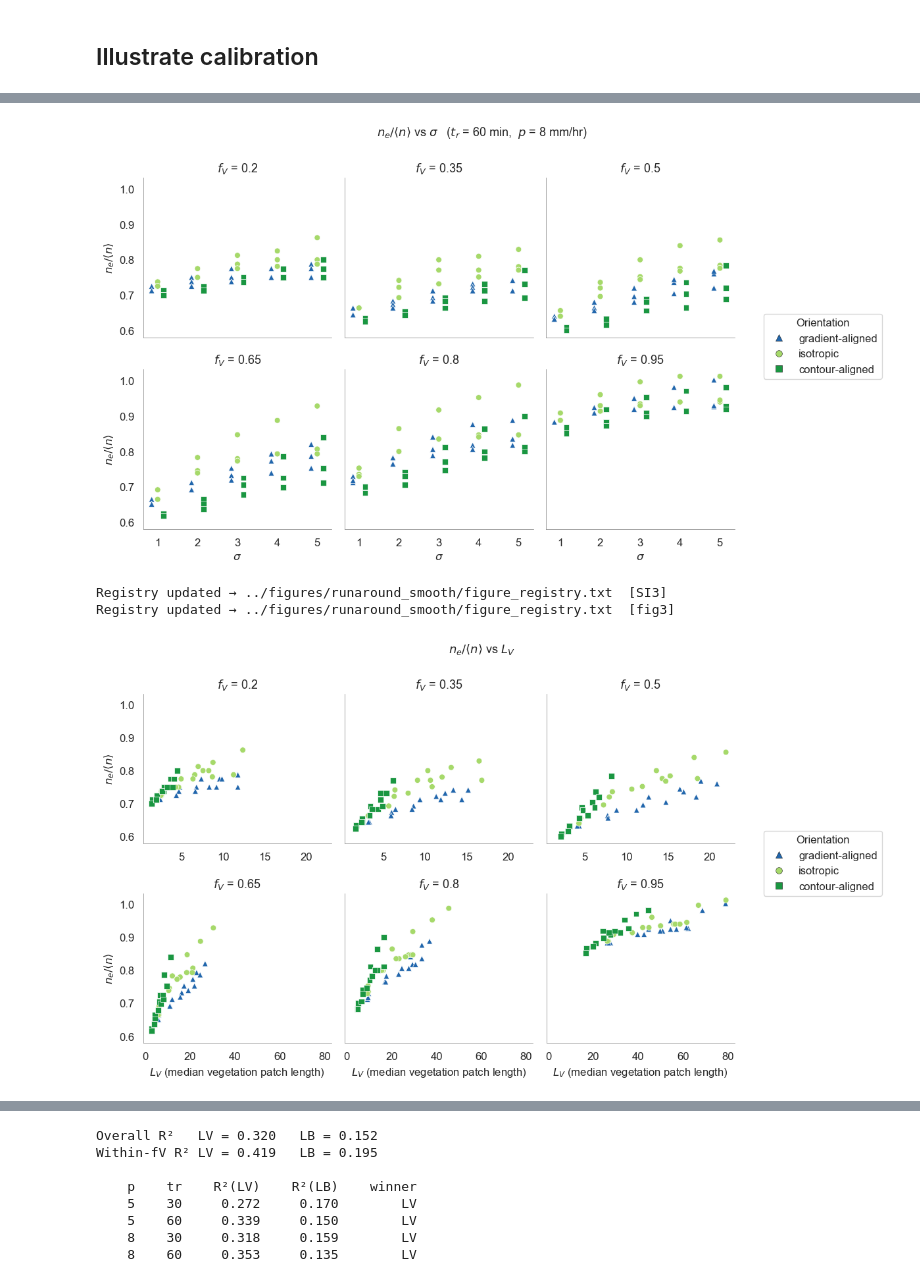
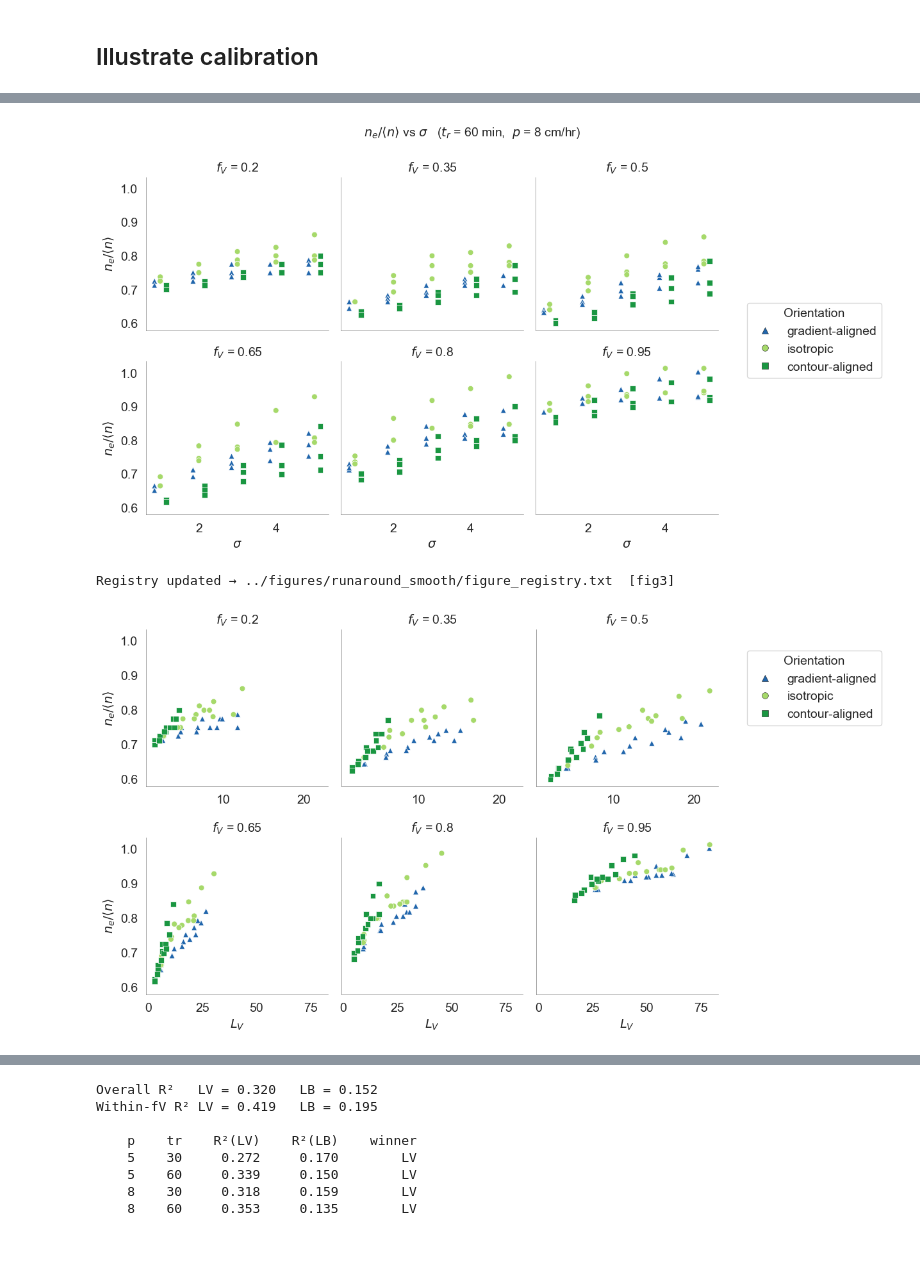
Before and after one commit to octavia-crompton/roughness-scale, a Jupyter notebook: notebooks/2. roughness_scale-pattern.ipynb, the cells around one changed output, grey strips where cells are left out. Drawn from its saved outputs; the diff is of its cells as text; code cells hidden in the pictures; blank space fills up the shorter version.

```diff
--- a/notebooks/2. roughness_scale-pattern.ipynb
+++ b/notebooks/2. roughness_scale-pattern.ipynb
@@ -144,11 +144,11 @@ fig, ax = plt.subplots(1, figsize = (10,4))
 
 from matplotlib.lines import Line2D
 
-subset = summary.query("hydro_err < 0.05 and p == 8 and tr == 60 and l == 500 and fV > 0.45 and effect_ratio < 0.65 ")
+subset = summary.query("hydro_err < 0.05 and p == 8 and tr == 60  and fV > 0.45 and effect_ratio < 0.65 ")
 plot_hydrographs(subset, c= 'C0', ax =ax)
 print ((subset.fV.max()))
 
-subset = summary.query("hydro_err < 0.05 and p == 8 and tr == 60 and l == 500 and fV > 0.45 and  effect_ratio > 0.95 ")
+subset = summary.query("hydro_err < 0.05 and p == 8 and tr == 60 and fV > 0.45 and  effect_ratio > 0.95 ")
 plot_hydrographs(subset, c= 'C2', ax =ax)
 print ((subset.fV.max()))
 
@@ -157,7 +157,7 @@ ax.legend(handles=[
     Line2D([0], [0], color='C0', lw=2, label=r'$n_e/\langle n \rangle < 0.65$'),
     Line2D([0], [0], color='C2', lw=2, label=r'$n_e/\langle n \rangle > 0.95$'),
 ], fontsize=FS_LEG)
-ax.set_title(r"Hydrographs at $f_V > 0.45$, $p=8$ mm/hr, $t_r=60$ min", fontsize=FS_TITLE)
+ax.set_title(r"Hydrographs at $f_V > 0.45$, $p=8$ cm/hr, $t_r=60$ min", fontsize=FS_TITLE)
 ax.set_xlabel("Time (min)", fontsize=FS_LABEL)
-ax.set_ylabel("Discharge (mm/hr)", fontsize=FS_LABEL)
+ax.set_ylabel("Discharge (cm/hr)", fontsize=FS_LABEL)
 # %% [output]
@@ -715,13 +732,13 @@ fig.legend(handles=_leg_handles, title='Orientation',
            fontsize=FS_LEG, title_fontsize=FS_LEG,
            loc='center left', bbox_to_anchor=(0.85, 0.5), frameon=True)
 
-plt.suptitle(f"$n_e/\\langle n \\rangle$ vs $\\sigma$   ($t_r$ = {int(_tr)} min,  $p$ = {_p} mm/hr)",
+plt.suptitle(f"$n_e/\\langle n \\rangle$ vs $\\sigma$   ($t_r$ = {int(_tr)} min,  $p$ = {_p} cm/hr)",
              fontsize=FS_TITLE)
 plt.tight_layout()
 plt.subplots_adjust(right=0.82)
 plt.show()
 # %% [output]
-[figure, old version]
+[figure, new version]
 # %%
 # LV vs effect_ratio — one panel per fV value, 2 rows × 3 cols
 # (storm case set at top of notebook: _p, _tr)
@@ -772,7 +789,7 @@ for i, fv in enumerate(_fv_vals):
                     markers=_aniso_markers,
                     palette=_aniso_palette, s=40, legend=False)
     ax.set_title(f"$f_V$ = {fv:.2g}", fontsize=FS_TITLE)
-    ax.set_xlabel(renameit('LV', rename) if i >= _ncols else '', fontsize=FS_LABEL)
+    ax.set_xlabel('$L_V$' if i >= _ncols else '', fontsize=FS_LABEL)
     ax.tick_params(labelsize=FS_TICK)
 
 # y-labels on left column only
@@ -794,47 +811,38 @@ _leg_handles = [
     for lbl in _label_order if lbl in _aniso_markers
 ]
 fig.legend(handles=_leg_handles, title='Orientation',
            fontsize=FS_LEG, title_fontsize=FS_LEG,
-           loc='center left', bbox_to_anchor=(0.85, 0.5), frameon=True)
+           loc='center left', bbox_to_anchor=(0.85, 0.8), frameon=True)
 
-plt.suptitle(f"$n_e/\\langle n \\rangle$ vs $L_V$ ",
-             fontsize=FS_TITLE)
+# plt.suptitle(f"$n_e/\\langle n \\rangle$ vs $L_V$ ",
+#              fontsize=FS_TITLE)
 plt.tight_layout()
 plt.subplots_adjust(right=0.82)
 
-# ── Save as SI figure ────────────────────────────────────────────────────
+# ── Save fig3 ────────────────────────────────────────────────────────────
 _fig_dir, _, _ = _fig_dirs()
-_name = 'SI3_effect_ratio_vs_LV_by_fV.png'
-fig.savefig(_os.path.join(_fig_dir, _name), dpi=300, bbox_inches='tight')
-update_figure_registry(
-    'SI3', _name,
-    description='2×3 panel scatter of $n_e/\\langle n\\rangle$ vs vegetation patch lengthscale $L_V$, one panel per $f_V$ value (excluding 0.05). Points coloured and shaped by anisotropy orientation (gradient-aligned, isotropic, contour-aligned) with horizontal jitter to separate overlapping categories. Shows how the effective roughness ratio varies with patch scale across vegetation fractions.',
-    concise='$n_e/\\langle n\\rangle$ vs $L_V$ faceted by $f_V$, coloured by anisotropy orientation. Shows patch-scale dependence of the roughness ratio across vegetation fractions.')
-
-# ── Save fig3 ────────────────────────────────────────────────────────────
 _name = 'fig3_effect_ratio_vs_LV.png'
 fig.savefig(_os.path.join(_fig_dir, _name), dpi=300, bbox_inches='tight')
 update_figure_registry(
     'fig3', _name,
     description=(
         '2×3 panel figure showing $n_e/\\langle n\\rangle$ vs patch lengthscale $L_V$ '
         'for six vegetation fractions ($f_V = 0.1$ to $0.9$, excluding 0.05), '
         'at a single storm ($p$, $t_r$). Points coloured and shaped by orientation '
         '(gradient-aligned, isotropic, contour-aligned) with small horizontal offsets '
         'for legibility. Shows that $n_e/\\langle n\\rangle$ generally increases with $L_V$, '
         'approaching unity for the largest patches, and that the orientation effect '
         'is strongest at intermediate $f_V$.'
     ),
     concise=(
         'Effect ratio vs patch lengthscale $L_V$, panelled by $f_V$, coloured by orientation. '
         'Ratio increases with patch size toward unity; orientation sensitivity peaks near $f_V \\approx 0.5$.'
     ),
 )
 plt.show()
 # %% [output]
-Registry updated → ../figures/runaround_smooth/figure_registry.txt  [SI3]
 Registry updated → ../figures/runaround_smooth/figure_registry.txt  [fig3]
-[figure, old version]
+[figure, new version]
 # %%
 # LB vs effect_ratio — one panel per fV value, 2 rows × 3 cols
 # (storm case set at top of notebook: _p, _tr)
```
Also changed, not shown: parts of 12 cells of this notebook, 18 other files.
